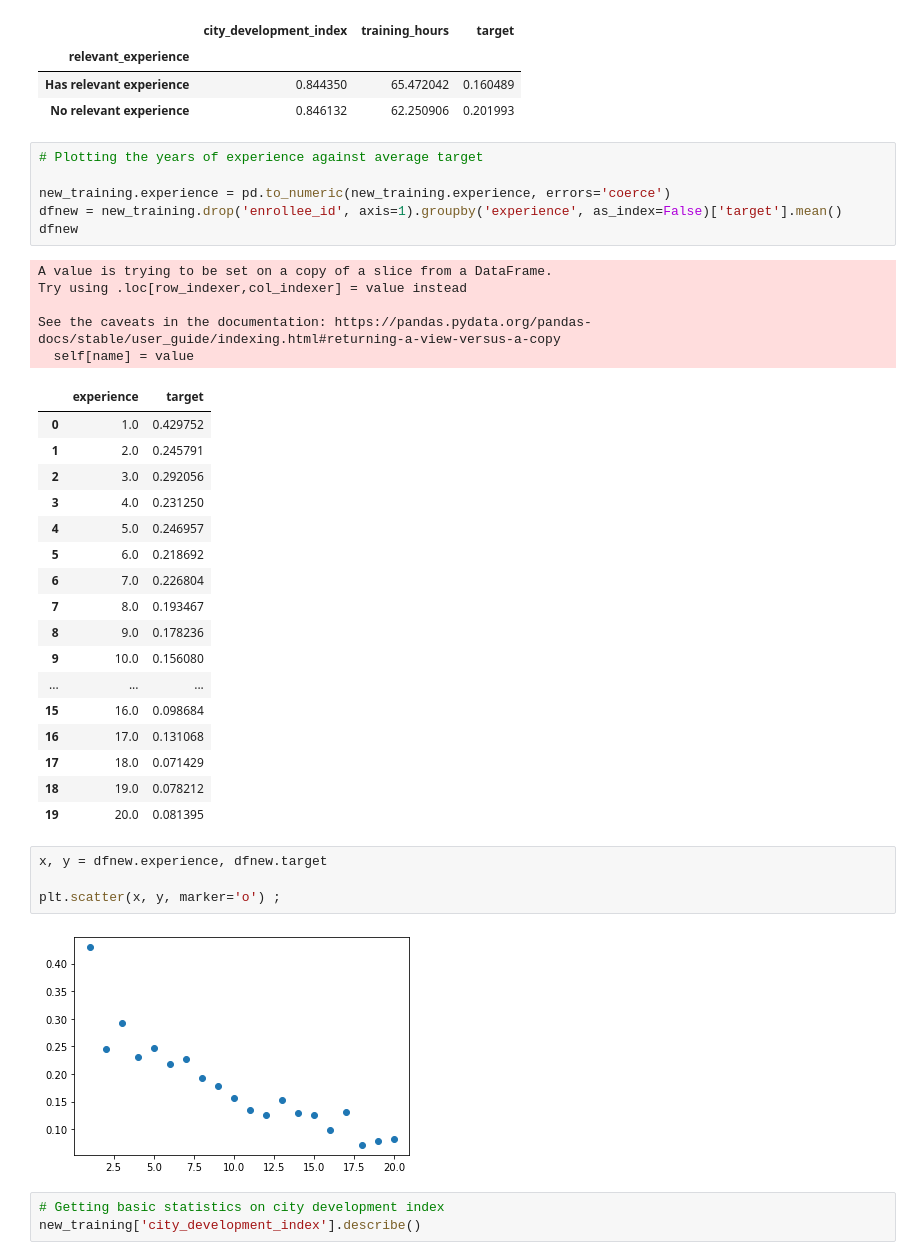
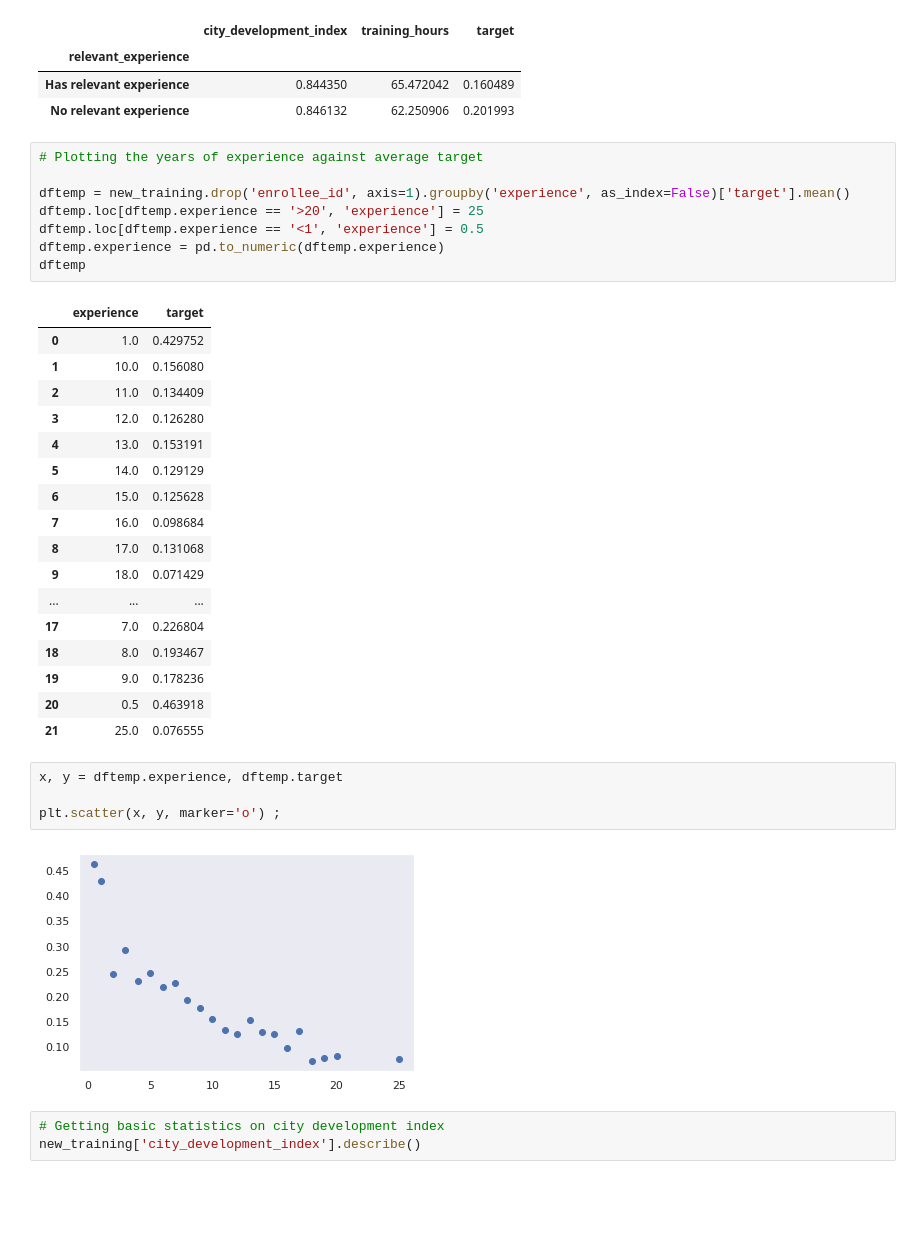
Before and after one commit to raul-miranda/DS-201-Project-1, a Jupyter notebook: Project_1_logistic.ipynb, the cells around one changed output. Drawn from its saved outputs; the diff is of its cells as text; blank space fills up the shorter version.

```diff
--- a/Project_1_logistic.ipynb
+++ b/Project_1_logistic.ipynb
@@ -463,38 +471,35 @@ new_training.drop('enrollee_id', axis=1).groupby('relevant_experience').mean()
 # %%
 # Plotting the years of experience against average target
 
-new_training.experience = pd.to_numeric(new_training.experience, errors='coerce')
-dfnew = new_training.drop('enrollee_id', axis=1).groupby('experience', as_index=False)['target'].mean()
-dfnew
+dftemp = new_training.drop('enrollee_id', axis=1).groupby('experience', as_index=False)['target'].mean()
+dftemp.loc[dftemp.experience == '>20', 'experience'] = 25
+dftemp.loc[dftemp.experience == '<1', 'experience'] = 0.5
+dftemp.experience = pd.to_numeric(dftemp.experience)
+dftemp
 # %% [output]
-A value is trying to be set on a copy of a slice from a DataFrame.
-Try using .loc[row_indexer,col_indexer] = value instead
-
-See the caveats in the documentation: https://pandas.pydata.org/pandas-docs/stable/user_guide/indexing.html#returning-a-view-versus-a-copy
-  self[name] = value
 |  | experience | target |
 | 0 | 1.0 | 0.429752 |
-| 1 | 2.0 | 0.245791 |
-| 2 | 3.0 | 0.292056 |
-| 3 | 4.0 | 0.231250 |
-| 4 | 5.0 | 0.246957 |
-| 5 | 6.0 | 0.218692 |
-| 6 | 7.0 | 0.226804 |
-| 7 | 8.0 | 0.193467 |
-| 8 | 9.0 | 0.178236 |
-| 9 | 10.0 | 0.156080 |
+| 1 | 10.0 | 0.156080 |
+| 2 | 11.0 | 0.134409 |
+| 3 | 12.0 | 0.126280 |
+| 4 | 13.0 | 0.153191 |
+| 5 | 14.0 | 0.129129 |
+| 6 | 15.0 | 0.125628 |
+| 7 | 16.0 | 0.098684 |
+| 8 | 17.0 | 0.131068 |
+| 9 | 18.0 | 0.071429 |
 | ... | ... | ... |
-| 15 | 16.0 | 0.098684 |
-| 16 | 17.0 | 0.131068 |
-| 17 | 18.0 | 0.071429 |
-| 18 | 19.0 | 0.078212 |
-| 19 | 20.0 | 0.081395 |
+| 17 | 7.0 | 0.226804 |
+| 18 | 8.0 | 0.193467 |
+| 19 | 9.0 | 0.178236 |
+| 20 | 0.5 | 0.463918 |
+| 21 | 25.0 | 0.076555 |
 # %%
-x, y = dfnew.experience, dfnew.target
+x, y = dftemp.experience, dftemp.target
 
 plt.scatter(x, y, marker='o') ;
 # %% [output]
-[figure, old version]
+[figure, new version]
 # %%
 # Getting basic statistics on city development index
 new_training['city_development_index'].describe()
```
Also changed, not shown: parts of 24 cells of this notebook.
